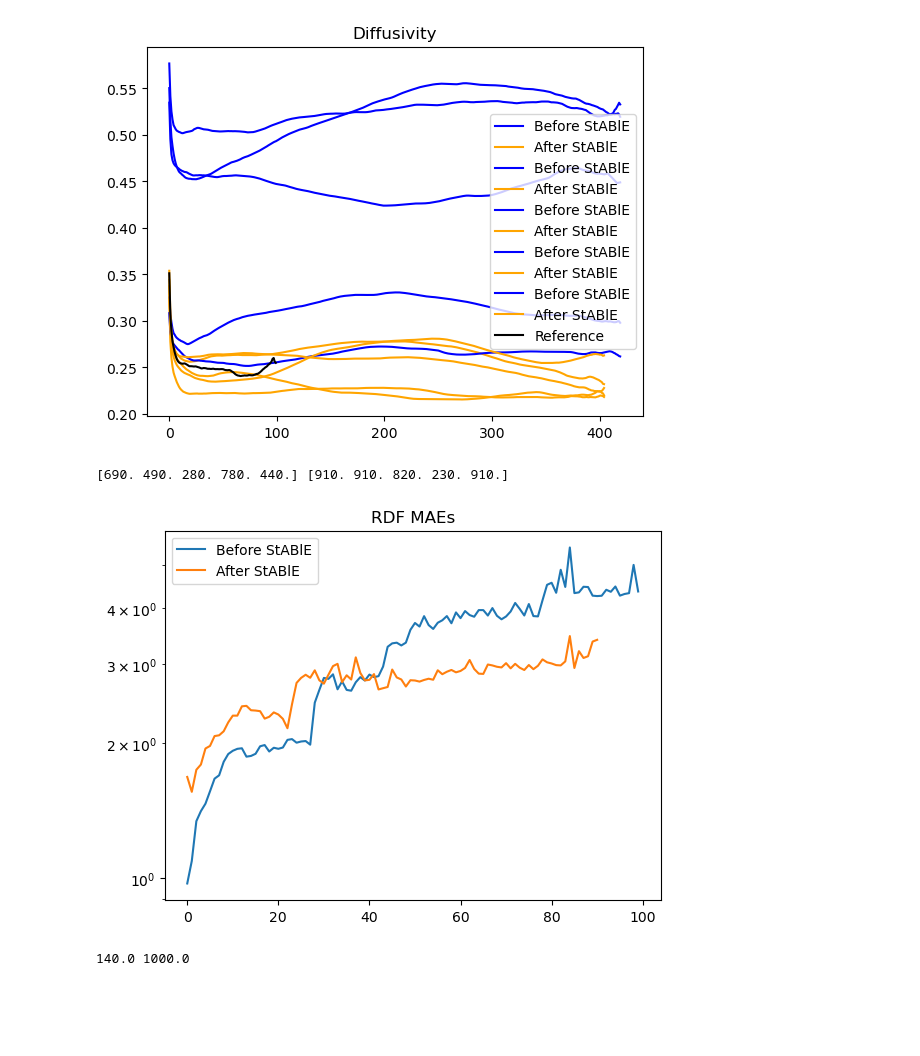
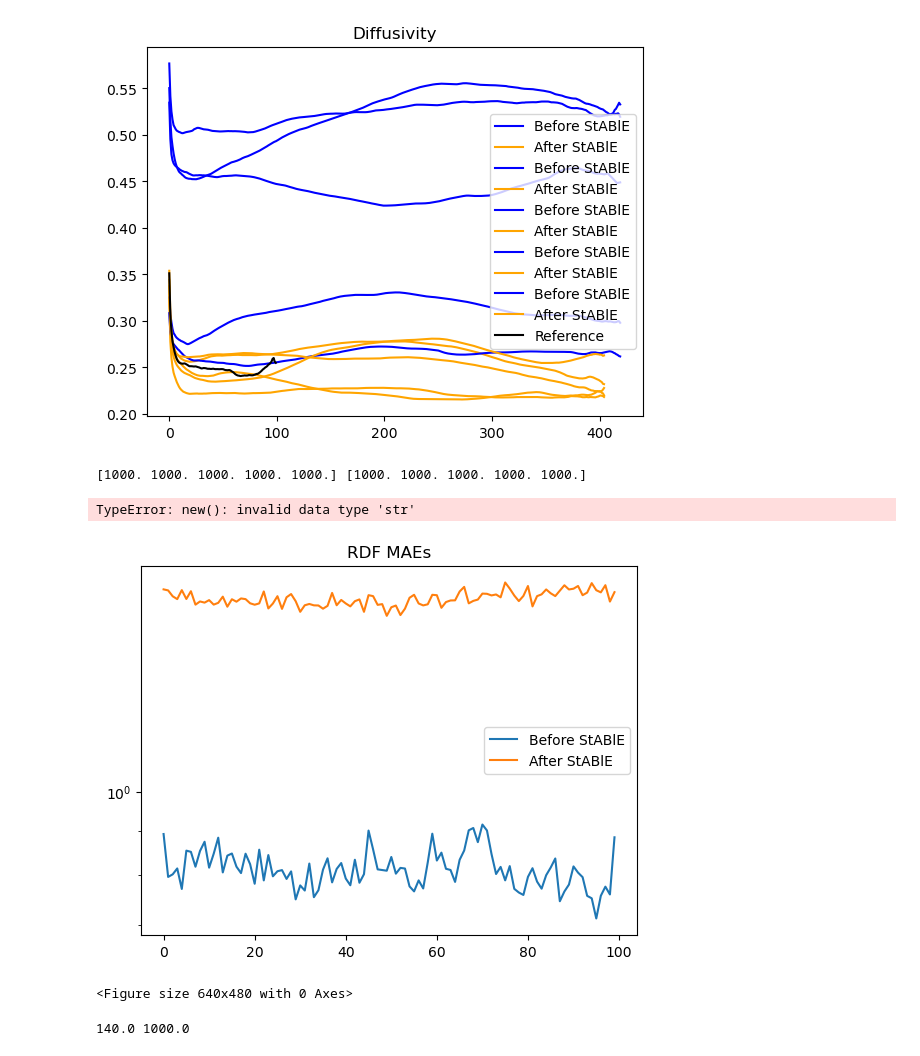
Before and after one commit to jeevster/implicit-md, a Jupyter notebook: Untitled.ipynb, the cells around one changed output. Saved outputs shown, nothing was run; the diff lists cells and outputs as text; code cells hidden in the pictures; blank space fills up the shorter version.

```diff
--- a/Untitled.ipynb
+++ b/Untitled.ipynb
@@ -38,8 +38,8 @@ def create_frame(step, position, velocity):
     s.bonds.group = bonds
     return s
 
-pre_dir = "/home/sanjeevr/implicit-md/results_water_localneighborhoods/IMPLICIT_gemnet_t_water_TEST_pbcfix_lr=0.003_efweight=0/inference/pre_pbcfix_Berendsen"
-post_dir = "/home/sanjeevr/implicit-md/results_water_localneighborhoods/IMPLICIT_gemnet_t_water_TEST_pbcfix_lr=0.003_efweight=0/inference/post_cycle1_pbcfix_Berendsen"
+pre_dir = "/home/sanjeevr/implicit-md/results_water_localneighborhoods/IMPLICIT_gemnet_t_water_TEST_pbcfix_lr=0.003_efweight=0/inference/pre_pbcfix"
+post_dir = "/home/sanjeevr/implicit-md/results_water_localneighborhoods/IMPLICIT_gemnet_t_water_TEST_pbcfix_lr=0.003_efweight=0/inference/post_cycle1_pbcfix"
 
 # positions_pre = np.load(os.path.join(pre_dir, "full_traj.npy"))[:, 0].reshape(-1, 192, 3)
 # positions_post = np.load(os.path.join(post_dir, "full_traj.npy"))[:, 0].reshape(-1, 192, 3)
@@ -107,6 +107,7 @@ gt_rdfs = {'OO': torch.Tensor(gt_oo_rdf).to("cuda"),
 pre_traj = torch.tensor(np.load(os.path.join(pre_dir, "full_traj.npy"))).to("cuda")
 post_traj = torch.tensor(np.load(os.path.join(post_dir, "full_traj.npy"))).to("cuda")
 rdf_mae = WaterRDFMAE("/data/sanjeevr", gt_rdfs, 192, Params(6, 0.012), "cuda")
+cell = torch.Tensor(np.load('/home/sanjeevr/implicit-md/water_cell.npy')).to("cuda").unsqueeze(0).repeat(5, 1, 1)
 pre_maes = []
 post_maes = []
 rdf_mae_threshold = 3.0
@@ -115,37 +116,39 @@ post_replicas_stable_time = np.zeros((5,))
 
 window_size = 10
 # Check for pre_traj
 for i in tqdm(range(0, int(pre_traj.shape[0]/window_size))):
     window = pre_traj[window_size*i: window_size*(i+1)]
-    rdfs, rdf_maes = rdf_mae(window)
+    rdfs, rdf_maes = rdf_mae(window, cell)
     rdf_maes = rdf_maes.cpu().numpy()
     #wherever rdf_maes are less than threshold, increase the stable time of that replica
     pre_replicas_stable_time[rdf_maes < rdf_mae_threshold] += window_size
     pre_maes.append(rdf_maes.mean().item())
 
 # Check for post_traj
 for i in tqdm(range(0, int(post_traj.shape[0]/window_size))):
     window = post_traj[window_size*i: window_size*(i+1)]
-    rdfs, rdf_maes = rdf_mae(window)
+    rdfs, rdf_maes = rdf_mae(window, cell)
     rdf_maes = rdf_maes.cpu().numpy()
     #wherever rdf_maes are less than threshold, increase the stable time of that replica
     post_replicas_stable_time[rdf_maes < rdf_mae_threshold] += window_size
     post_maes.append(rdf_maes.mean().item())
 
 plt.figure()
 plt.plot(pre_maes, label = "Before StABlE")
 plt.plot(post_maes, label = "After StABlE")
 plt.yscale("log")
 plt.title("RDF MAEs")
 plt.legend()
 
 print(pre_replicas_stable_time, post_replicas_stable_time)
 
 # np.save(os.path.join(pre_dir, "replicas_stable_time.npy"), pre_replicas_stable_time)
 # np.save(os.path.join(post_dir, "replicas_stable_time.npy"), post_replicas_stable_time)
 # %% [output]
-[690. 490. 280. 780. 440.] [910. 910. 820. 230. 910.]
+[1000. 1000. 1000. 1000. 1000.] [1000. 1000. 1000. 1000. 1000.]
+TypeError: new(): invalid data type 'str'
-[figure, old version]
+[figure, new version]
+<Figure size 640x480 with 0 Axes>
 # %%
 # np.save(os.path.join(pre_dir, "replicas_stable_time.npy"), pre_replicas_stable_time)
 # np.save(os.path.join(post_dir, "replicas_stable_time.npy"), post_replicas_stable_time)
```
Also changed, not shown: parts of 1 cell of this notebook, 2 other files.
